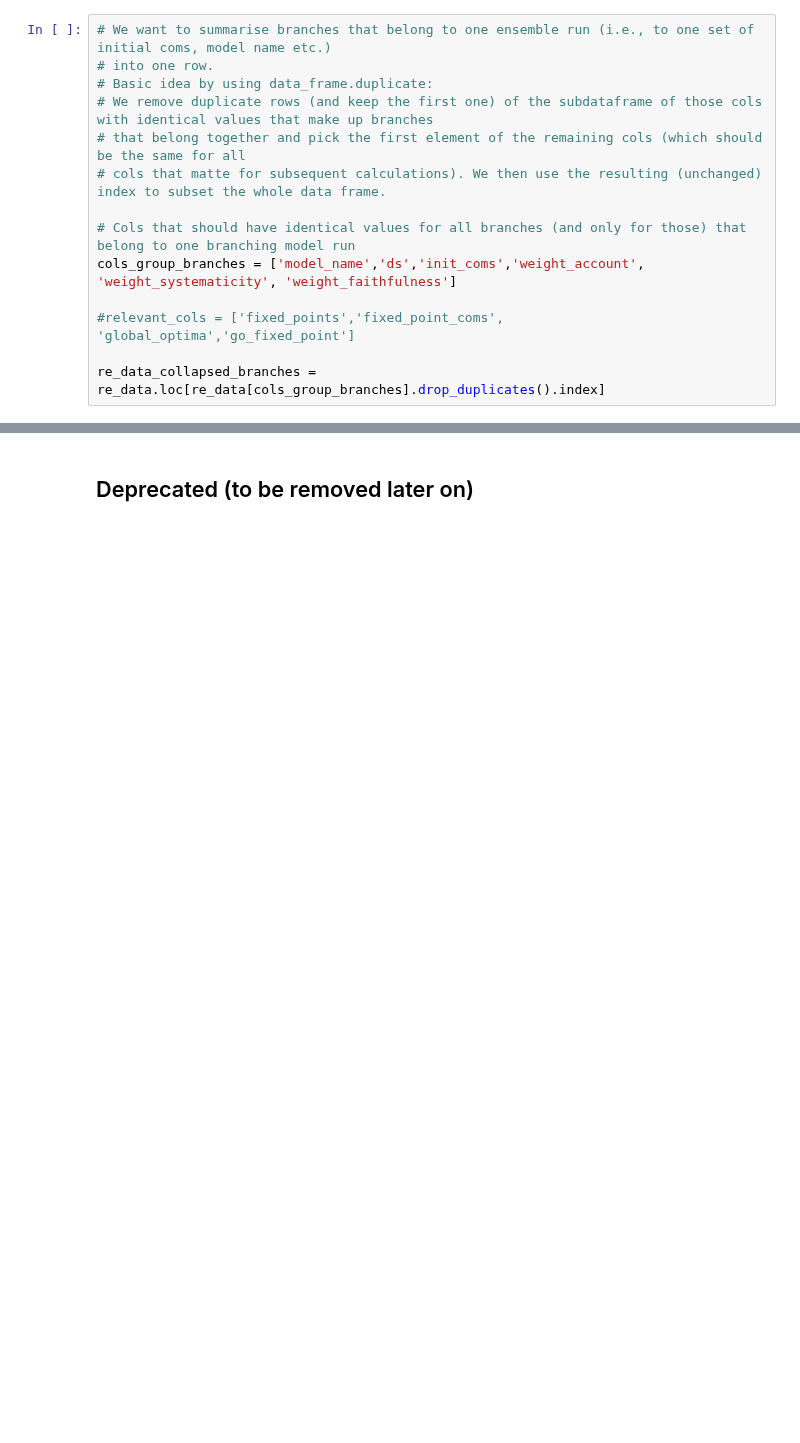
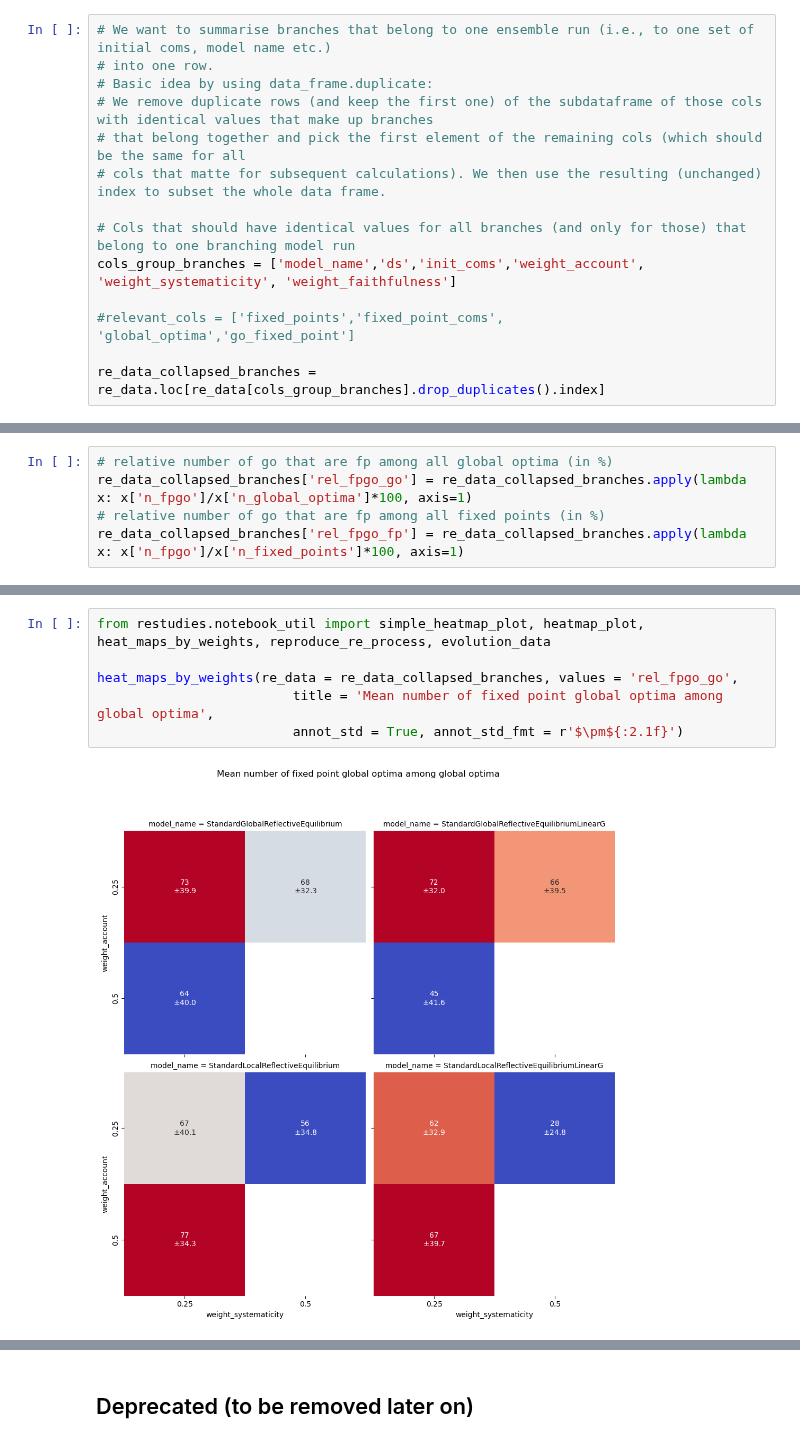
Before and after one commit to re-models/re-technical-report, a Jupyter notebook: notebooks/data_analysis_chapter-go-and-fp.ipynb, the cells around one changed output, grey strips where cells are left out. Saved outputs shown, nothing was run; the diff lists cells and outputs as text; blank space fills up the shorter version.

```diff
--- a/notebooks/data_analysis_chapter-go-and-fp.ipynb
+++ b/notebooks/data_analysis_chapter-go-and-fp.ipynb
@@ -150,0 +189,5 @@ plt.show()
+# %%
+# relative number of go that are fp among all global optima (in %)
+re_data_collapsed_branches['rel_fpgo_go'] = re_data_collapsed_branches.apply(lambda x: x['n_fpgo']/x['n_global_optima']*100, axis=1)
+# relative number of go that are fp among all fixed points (in %)
+re_data_collapsed_branches['rel_fpgo_fp'] = re_data_collapsed_branches.apply(lambda x: x['n_fpgo']/x['n_fixed_points']*100, axis=1)
@@ -150,0 +204,8 @@ plt.show()
+# %%
+from restudies.notebook_util import simple_heatmap_plot, heatmap_plot, heat_maps_by_weights, reproduce_re_process, evolution_data
+
+heat_maps_by_weights(re_data = re_data_collapsed_branches, values = 'rel_fpgo_go',
+                         title = 'Mean number of fixed point global optima among global optima',
+                         annot_std = True, annot_std_fmt = r'$\pm${:2.1f}')
+# %% [output]
+[figure, added]
```
Also changed, not shown: parts of 18 cells of this notebook.
